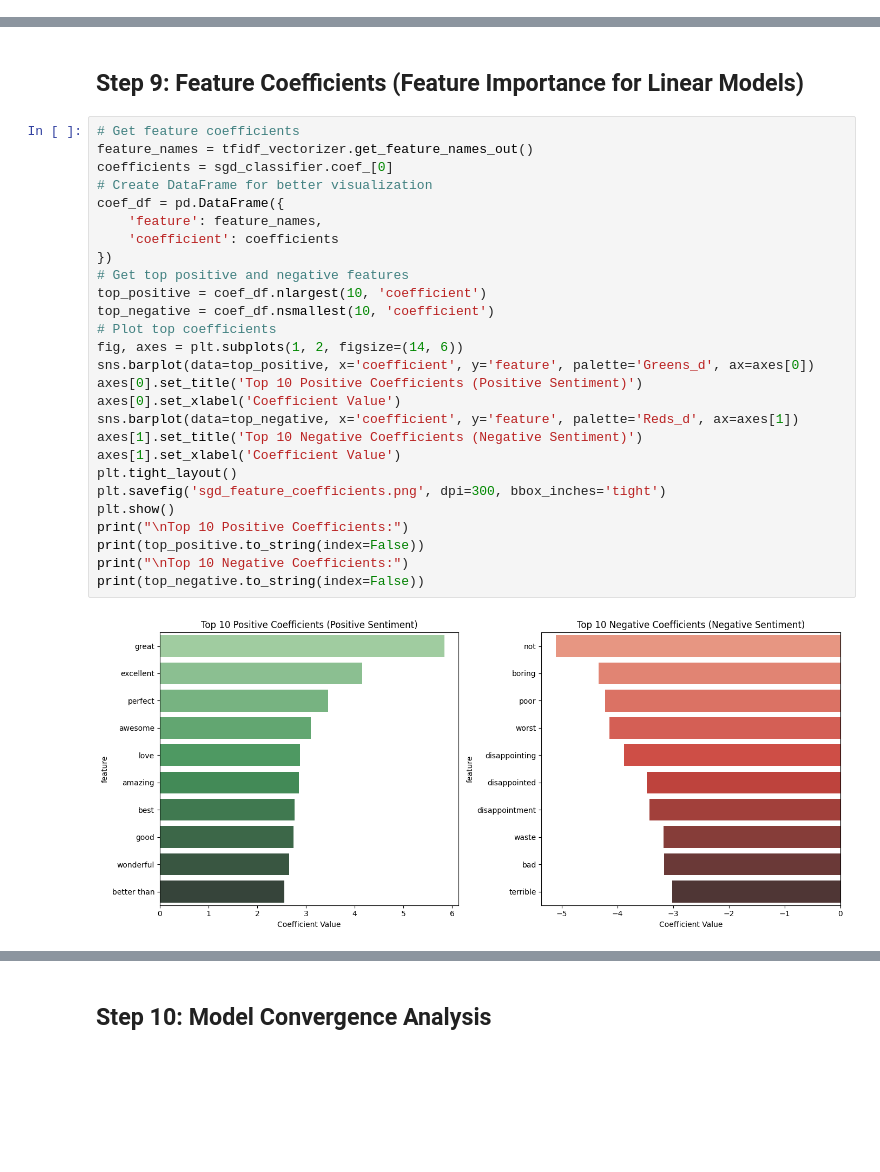
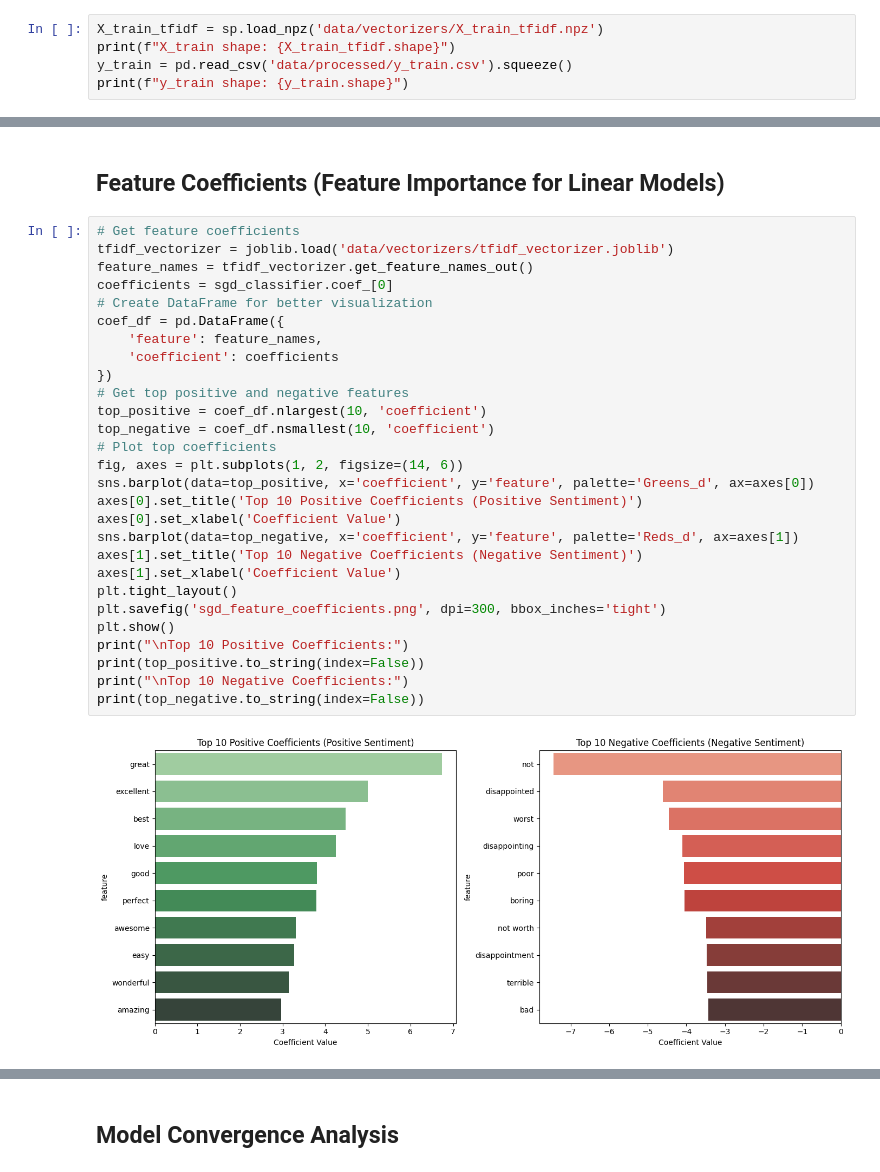
Before and after one commit to elsayedelmandoh/sentiment-sleuth, a Jupyter notebook: notebooks/11_stochastic_gradient_descent.ipynb, the cells around one changed output, grey strips where cells are left out. Saved outputs shown, nothing was run; the diff lists cells and outputs as text; blank space fills up the shorter version.

```diff
--- a/notebooks/11_stochastic_gradient_descent.ipynb
+++ b/notebooks/11_stochastic_gradient_descent.ipynb
@@ -151,0 +43,5 @@ Number of features extracted: 5000
+# %%
+X_train_tfidf = sp.load_npz('data/vectorizers/X_train_tfidf.npz')
+print(f"X_train shape: {X_train_tfidf.shape}")
+y_train = pd.read_csv('data/processed/y_train.csv').squeeze()
+print(f"y_train shape: {y_train.shape}")
@@ -247,32 +164,33 @@ True Positives: 7358
 # %% [markdown]
-## Step 9: Feature Coefficients (Feature Importance for Linear Models)
+## Feature Coefficients (Feature Importance for Linear Models)
 # %%
 # Get feature coefficients
+tfidf_vectorizer = joblib.load('data/vectorizers/tfidf_vectorizer.joblib')
 feature_names = tfidf_vectorizer.get_feature_names_out()
 coefficients = sgd_classifier.coef_[0]
 # Create DataFrame for better visualization
 coef_df = pd.DataFrame({
     'feature': feature_names,
     'coefficient': coefficients
 })
 # Get top positive and negative features
 top_positive = coef_df.nlargest(10, 'coefficient')
 top_negative = coef_df.nsmallest(10, 'coefficient')
 # Plot top coefficients
 fig, axes = plt.subplots(1, 2, figsize=(14, 6))
 sns.barplot(data=top_positive, x='coefficient', y='feature', palette='Greens_d', ax=axes[0])
 axes[0].set_title('Top 10 Positive Coefficients (Positive Sentiment)')
 axes[0].set_xlabel('Coefficient Value')
 sns.barplot(data=top_negative, x='coefficient', y='feature', palette='Reds_d', ax=axes[1])
 axes[1].set_title('Top 10 Negative Coefficients (Negative Sentiment)')
 axes[1].set_xlabel('Coefficient Value')
 plt.tight_layout()
 plt.savefig('sgd_feature_coefficients.png', dpi=300, bbox_inches='tight')
 plt.show()
 print("\nTop 10 Positive Coefficients:")
 print(top_positive.to_string(index=False))
 print("\nTop 10 Negative Coefficients:")
 print(top_negative.to_string(index=False))
 # %% [output]
-[figure, old version]
+[figure, new version]
 Top 10 Positive Coefficients:
@@ -295,5 +213,5 @@ disappointment    -3.426947
 # %% [markdown]
-## Step 10: Model Convergence Analysis
+## Model Convergence Analysis
 # %%
 # Check number of iterations
 print(f"\nModel Convergence Information:")
```
Also changed, not shown: parts of 31 cells of this notebook, 9 other files.
